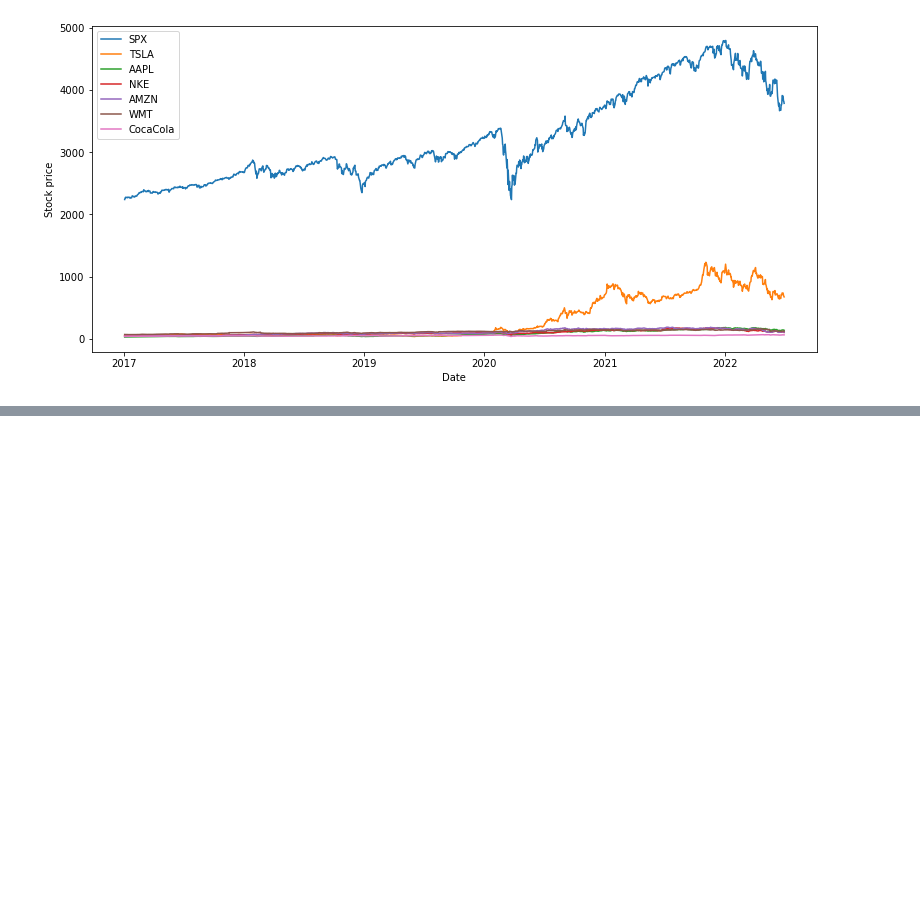
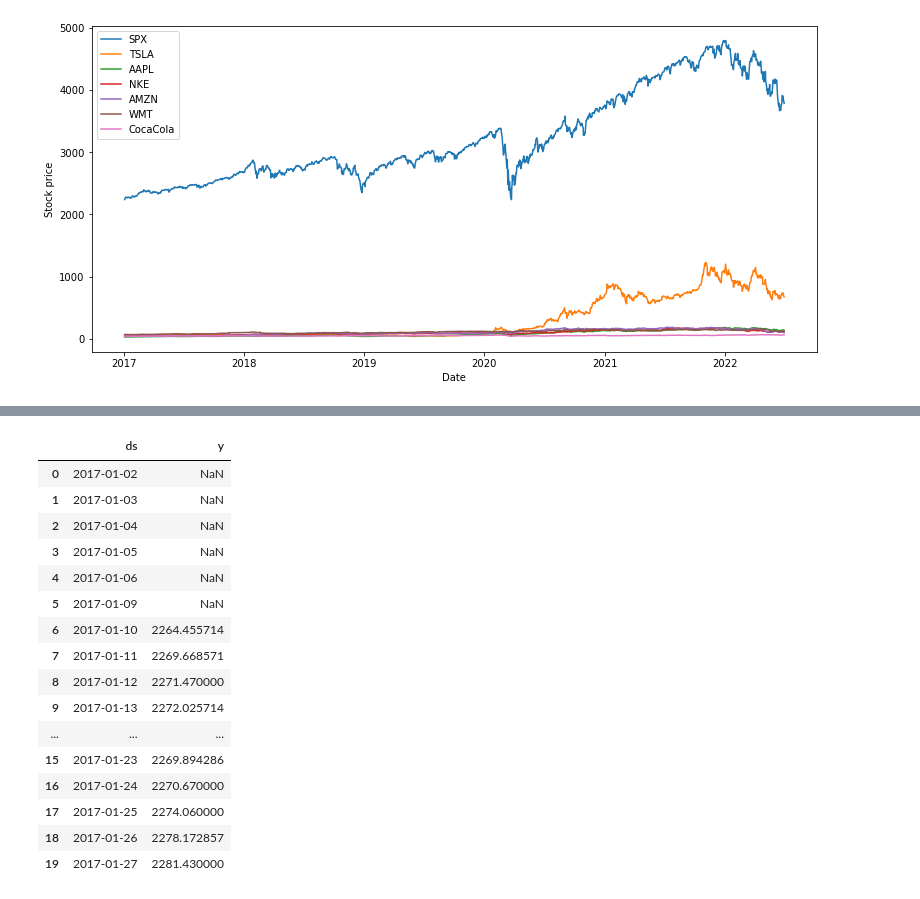
Before and after one commit to EthanBerlant/Jedha_Final_Project, a Jupyter notebook: TimeSeriesAnalysis.ipynb, the cells around one changed output, grey strips where cells are left out. Drawn from its saved outputs; the diff is of its cells as text; code cells hidden in the pictures; blank space fills up the shorter version.

```diff
--- a/TimeSeriesAnalysis.ipynb
+++ b/TimeSeriesAnalysis.ipynb
@@ -83,0 +117,20 @@ ax3 = sns.lineplot (x="Date",y="Gold",data=dat,label="Gold")
+# %%
+p_df.head(20)
+# %% [output]
+|  | ds | y |
+| 0 | 2017-01-02 | NaN |
+| 1 | 2017-01-03 | NaN |
+| 2 | 2017-01-04 | NaN |
+| 3 | 2017-01-05 | NaN |
+| 4 | 2017-01-06 | NaN |
+| 5 | 2017-01-09 | NaN |
+| 6 | 2017-01-10 | 2264.455714 |
+| 7 | 2017-01-11 | 2269.668571 |
+| 8 | 2017-01-12 | 2271.470000 |
+| 9 | 2017-01-13 | 2272.025714 |
+| ... | ... | ... |
+| 15 | 2017-01-23 | 2269.894286 |
+| 16 | 2017-01-24 | 2270.670000 |
+| 17 | 2017-01-25 | 2274.060000 |
+| 18 | 2017-01-26 | 2278.172857 |
+| 19 | 2017-01-27 | 2281.430000 |
```
Also changed, not shown: parts of 14 cells of this notebook.
